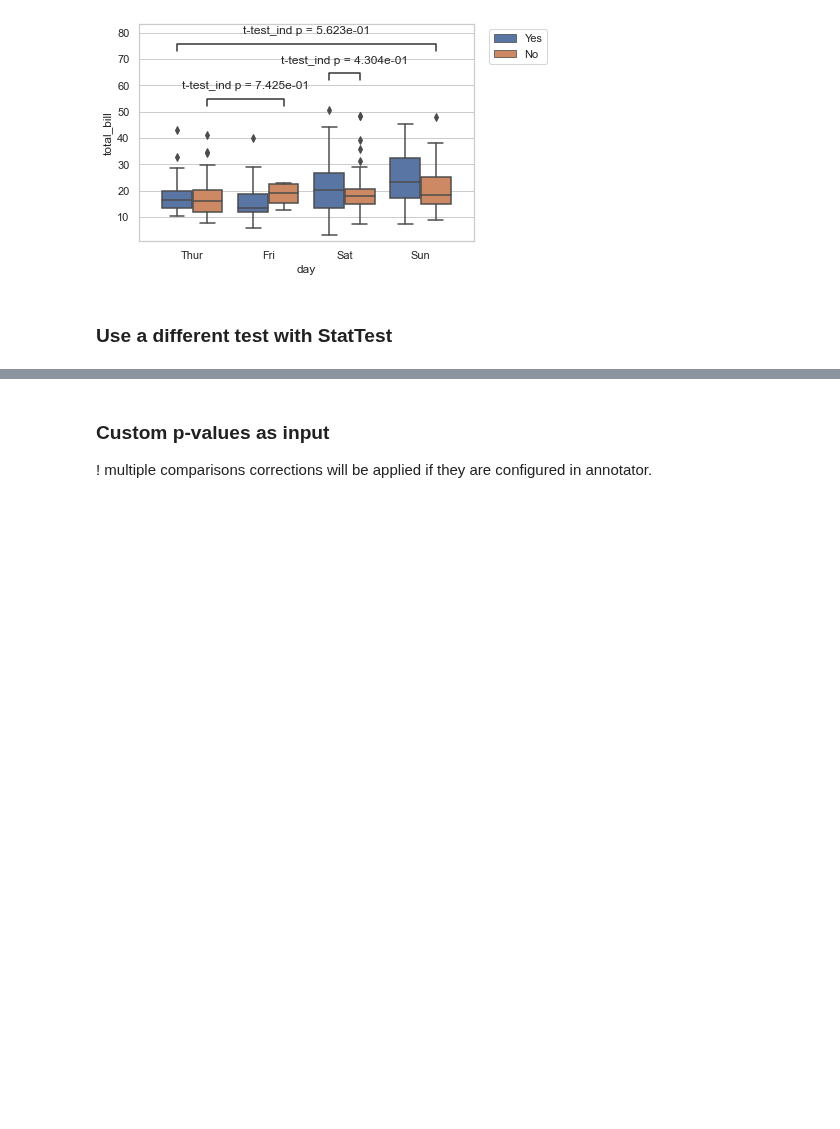
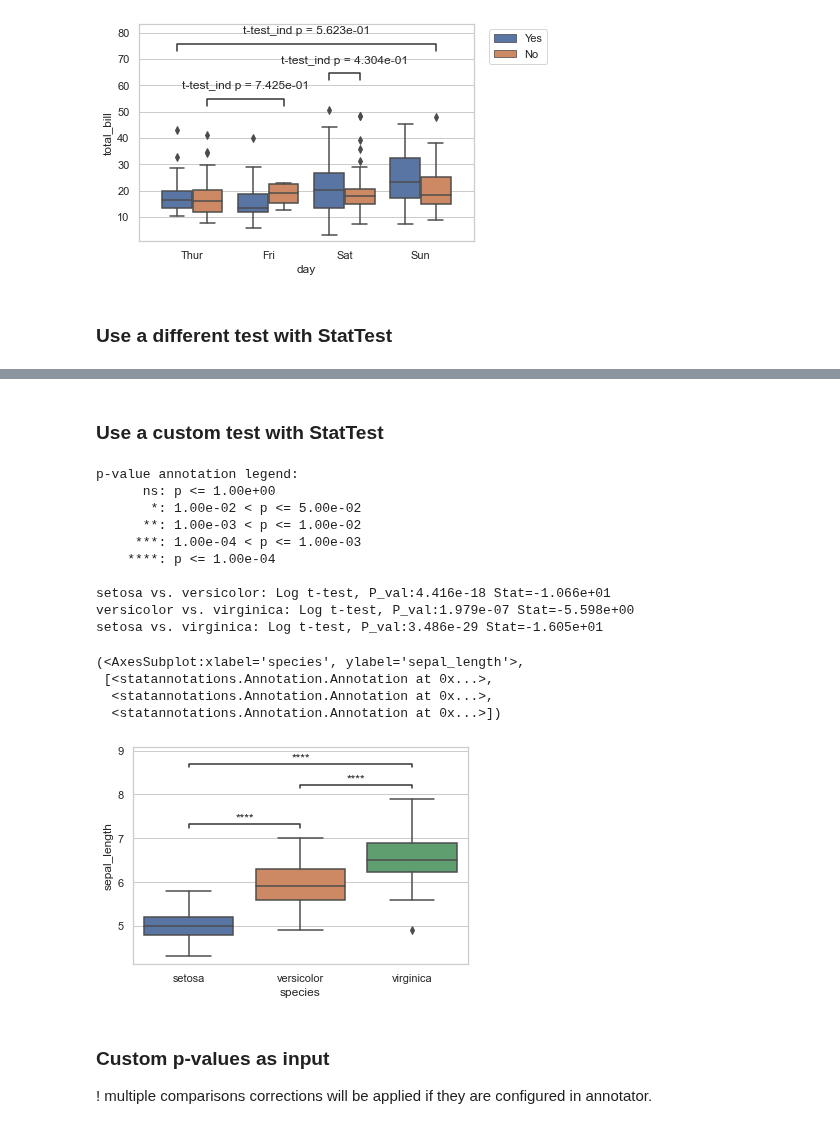
Before and after one commit to trevismd/statannotations, a Jupyter notebook: usage/example.ipynb, the cells around one changed output, grey strips where cells are left out. Saved outputs shown, nothing was run; the diff lists cells and outputs as text; code cells hidden in the pictures; blank space fills up the shorter version.

```diff
--- a/usage/example.ipynb
+++ b/usage/example.ipynb
@@ -381,6 +381,53 @@ setosa vs. virginica: Bartlett statistical test for equal variances, P_val:6.379
   <statannotations.Annotation.Annotation at 0x...>,
   <statannotations.Annotation.Annotation at 0x...>])
 [figure]
+# %% [markdown]
+### Use a custom test with StatTest
+# %%
+from statannotations.stats.StatTest import StatTest
+import numpy as np
+from scipy.stats import ttest_ind
+
+
+def log_ttest(group_data1, group_data2, **stats_params):
+    group_data1_log = np.log(group_data1)
+    group_data2_log = np.log(group_data2)
+
+    return ttest_ind(group_data1_log, group_data2_log, **stats_params)
+
+df = sns.load_dataset("iris")
+x = "species"
+y = "sepal_length"
+
+pairs = [("setosa", "versicolor"), ("setosa", "virginica"), ("versicolor", "virginica")]
+
+# Required descriptors for annotate
+custom_long_name = 'Log t-test'
+custom_short_name = 'log-t'
+custom_func = log_ttest
+custom_test = StatTest(custom_func, custom_long_name, custom_short_name)
+
+# Then, same as usual
+ax = sns.boxplot(data=df, x=x, y=y)
+annot = Annotator(ax, pairs, data=df, x=x, y=y)
+annot.configure(test=custom_test, comparisons_correction=None,
+                text_format='star').apply_test().annotate()
+# %% [output]
+p-value annotation legend:
+      ns: p <= 1.00e+00
+       *: 1.00e-02 < p <= 5.00e-02
+      **: 1.00e-03 < p <= 1.00e-02
+     ***: 1.00e-04 < p <= 1.00e-03
+    ****: p <= 1.00e-04
+
+setosa vs. versicolor: Log t-test, P_val:4.416e-18 Stat=-1.066e+01
+versicolor vs. virginica: Log t-test, P_val:1.979e-07 Stat=-5.598e+00
+setosa vs. virginica: Log t-test, P_val:3.486e-29 Stat=-1.605e+01
+(<AxesSubplot:xlabel='species', ylabel='sepal_length'>,
+ [<statannotations.Annotation.Annotation at 0x...>,
+  <statannotations.Annotation.Annotation at 0x...>,
+  <statannotations.Annotation.Annotation at 0x...>])
+[figure, added]
 # %% [markdown]
 ### Custom p-values as input
 ! multiple comparisons corrections will be applied if they are configured in annotator.
```
Also changed, not shown: parts of 1 cell of this notebook, 5 other files.
